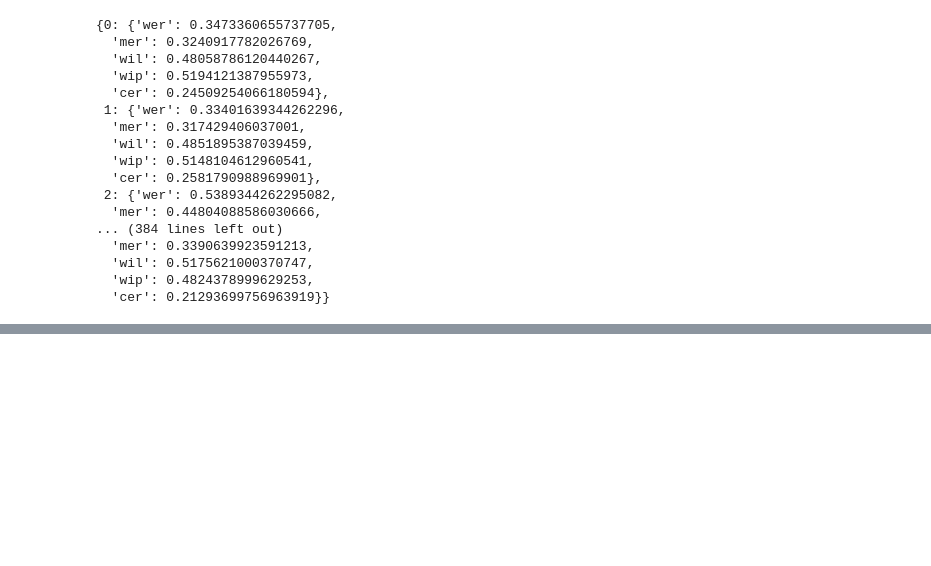
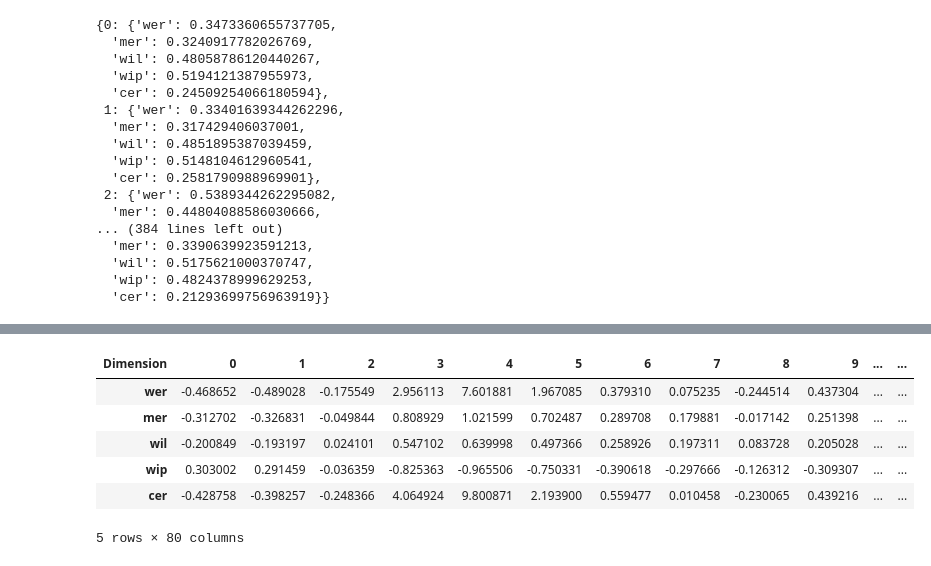
Before and after one commit to diegoquezadac/BATS, a Jupyter notebook: inference.ipynb, the cells around one changed output, grey strips where cells are left out. Saved outputs shown, nothing was run; the diff lists cells and outputs as text; code cells hidden in the pictures; blank space fills up the shorter version.

```diff
--- a/inference.ipynb
+++ b/inference.ipynb
@@ -537,0 +575,10 @@ plt.show()
+# %%
+df_heatmap
+# %% [output]
+| Dimension | 0 | 1 | 2 | 3 | 4 | 5 | 6 | 7 | 8 | 9 | ... | ... |
+| wer | -0.468652 | -0.489028 | -0.175549 | 2.956113 | 7.601881 | 1.967085 | 0.379310 | 0.075235 | -0.244514 | 0.437304 | ... | ... |
+| mer | -0.312702 | -0.326831 | -0.049844 | 0.808929 | 1.021599 | 0.702487 | 0.289708 | 0.179881 | -0.017142 | 0.251398 | ... | ... |
+| wil | -0.200849 | -0.193197 | 0.024101 | 0.547102 | 0.639998 | 0.497366 | 0.258926 | 0.197311 | 0.083728 | 0.205028 | ... | ... |
+| wip | 0.303002 | 0.291459 | -0.036359 | -0.825363 | -0.965506 | -0.750331 | -0.390618 | -0.297666 | -0.126312 | -0.309307 | ... | ... |
+| cer | -0.428758 | -0.398257 | -0.248366 | 4.064924 | 9.800871 | 2.193900 | 0.559477 | 0.010458 | -0.230065 | 0.439216 | ... | ... |
+5 rows × 80 columns
```
Also changed, not shown: parts of 8 cells of this notebook, 5 other files.
